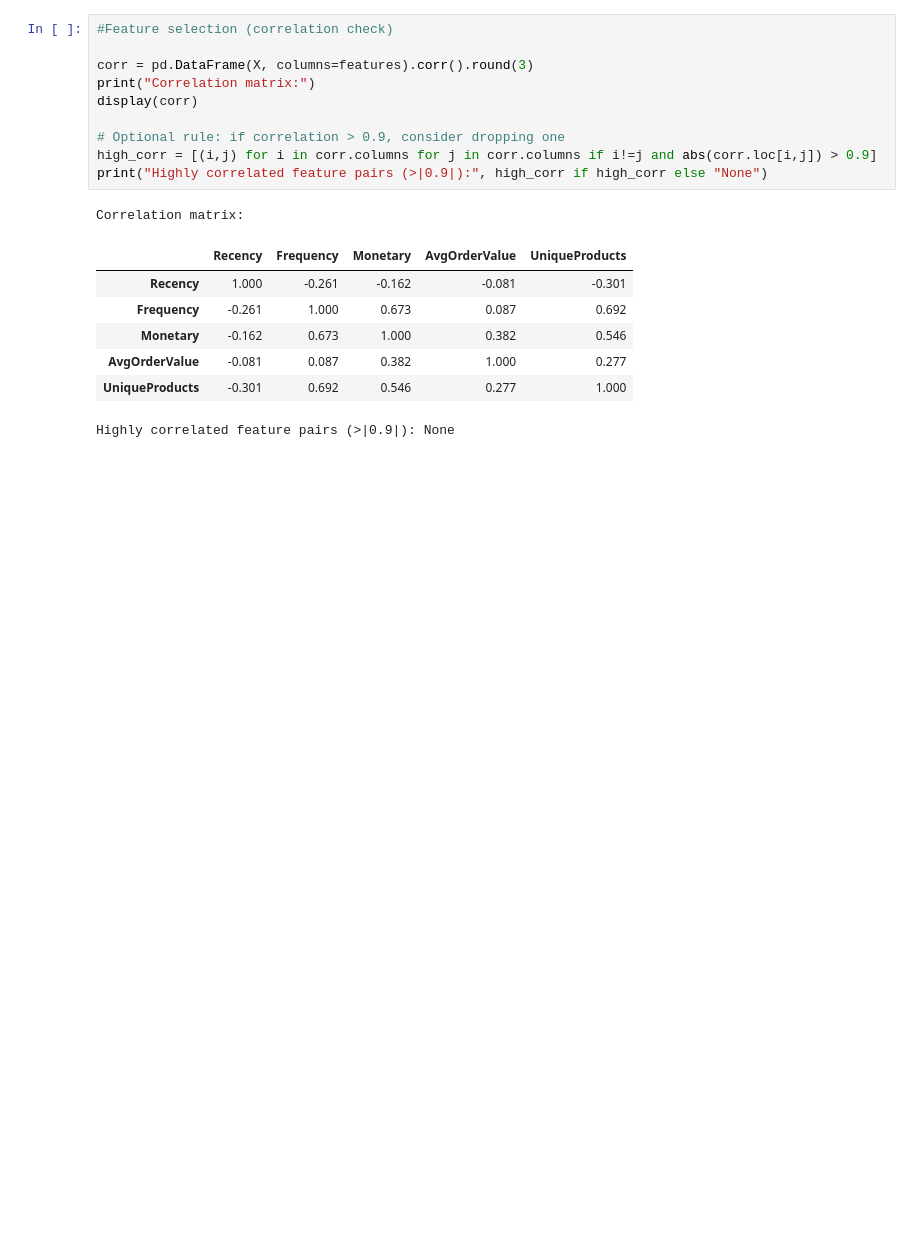
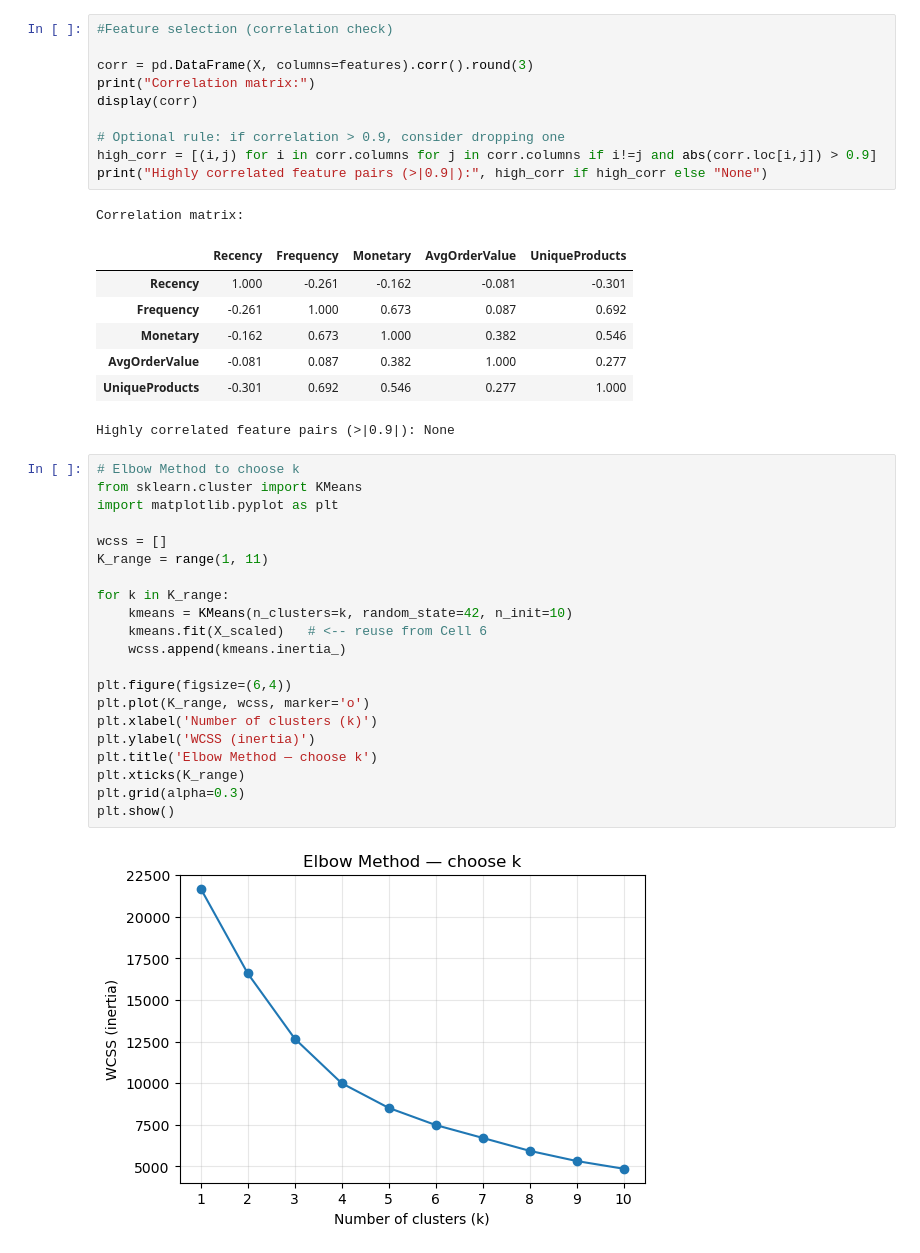
Before and after one commit to fatimahzehra22/customer-segmentation-kmeans_fatimahz, a Jupyter notebook: Jupyter notebook_cleaned data_Features_Engineered_fatimahz.ipynb, the cells around one changed output. Drawn from its saved outputs; the diff is of its cells as text; blank space fills up the shorter version.

```diff
--- a/Jupyter notebook_cleaned data_Features_Engineered_fatimahz.ipynb
+++ b/Jupyter notebook_cleaned data_Features_Engineered_fatimahz.ipynb
@@ -389,3 +394,26 @@ Correlation matrix:
 | AvgOrderValue | -0.081 | 0.087 | 0.382 | 1.000 | 0.277 |
 | UniqueProducts | -0.301 | 0.692 | 0.546 | 0.277 | 1.000 |
 Highly correlated feature pairs (>|0.9|): None
+# %%
+# Elbow Method to choose k
+from sklearn.cluster import KMeans
+import matplotlib.pyplot as plt
+
+wcss = []
+K_range = range(1, 11)
+
+for k in K_range:
+    kmeans = KMeans(n_clusters=k, random_state=42, n_init=10)
+    kmeans.fit(X_scaled)   # <-- reuse from Cell 6
+    wcss.append(kmeans.inertia_)
+
+plt.figure(figsize=(6,4))
+plt.plot(K_range, wcss, marker='o')
+plt.xlabel('Number of clusters (k)')
+plt.ylabel('WCSS (inertia)')
+plt.title('Elbow Method — choose k')
+plt.xticks(K_range)
+plt.grid(alpha=0.3)
+plt.show()
+# %% [output]
+[figure, added]
```
Also changed, not shown: parts of 7 cells of this notebook.
